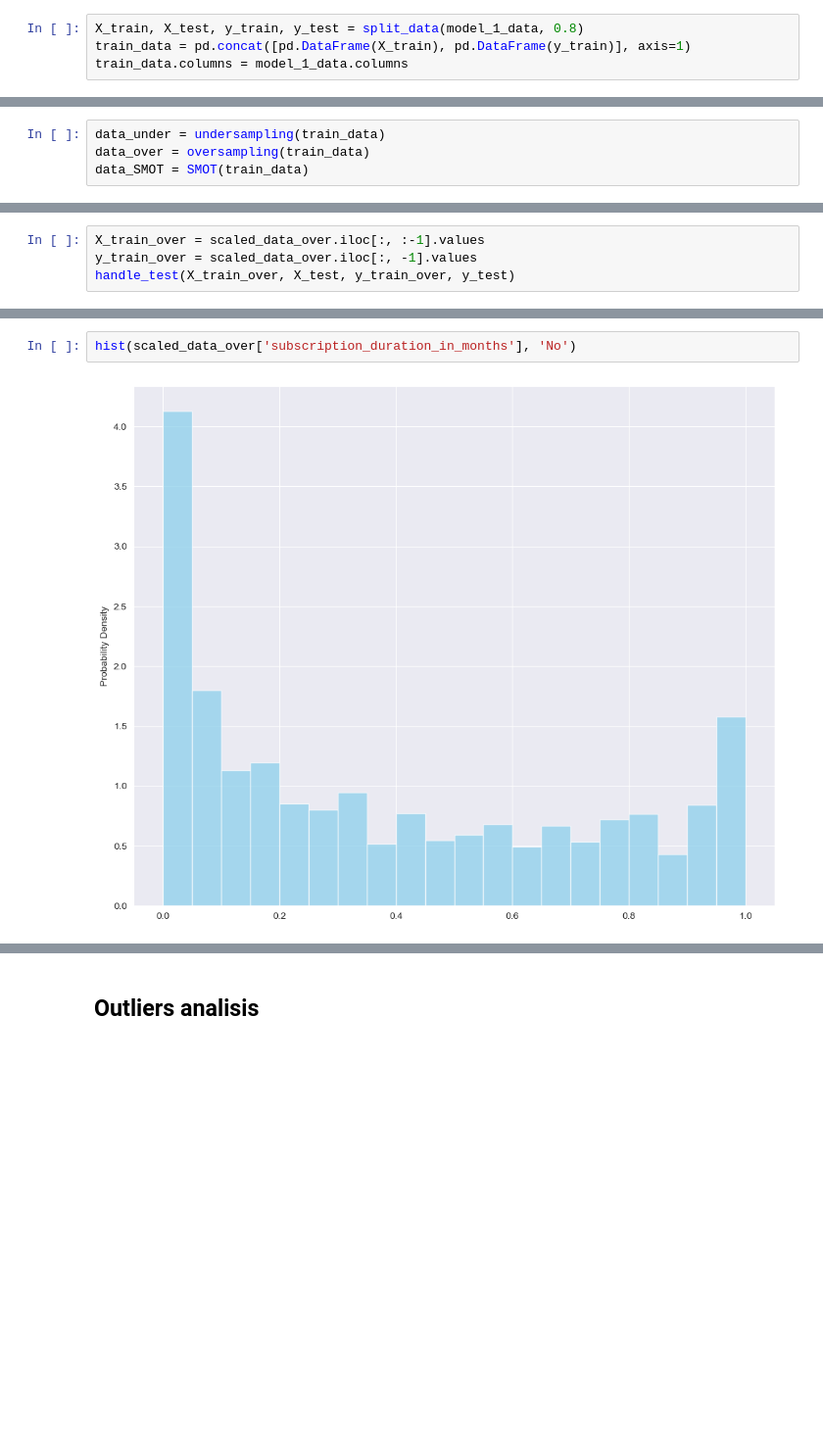
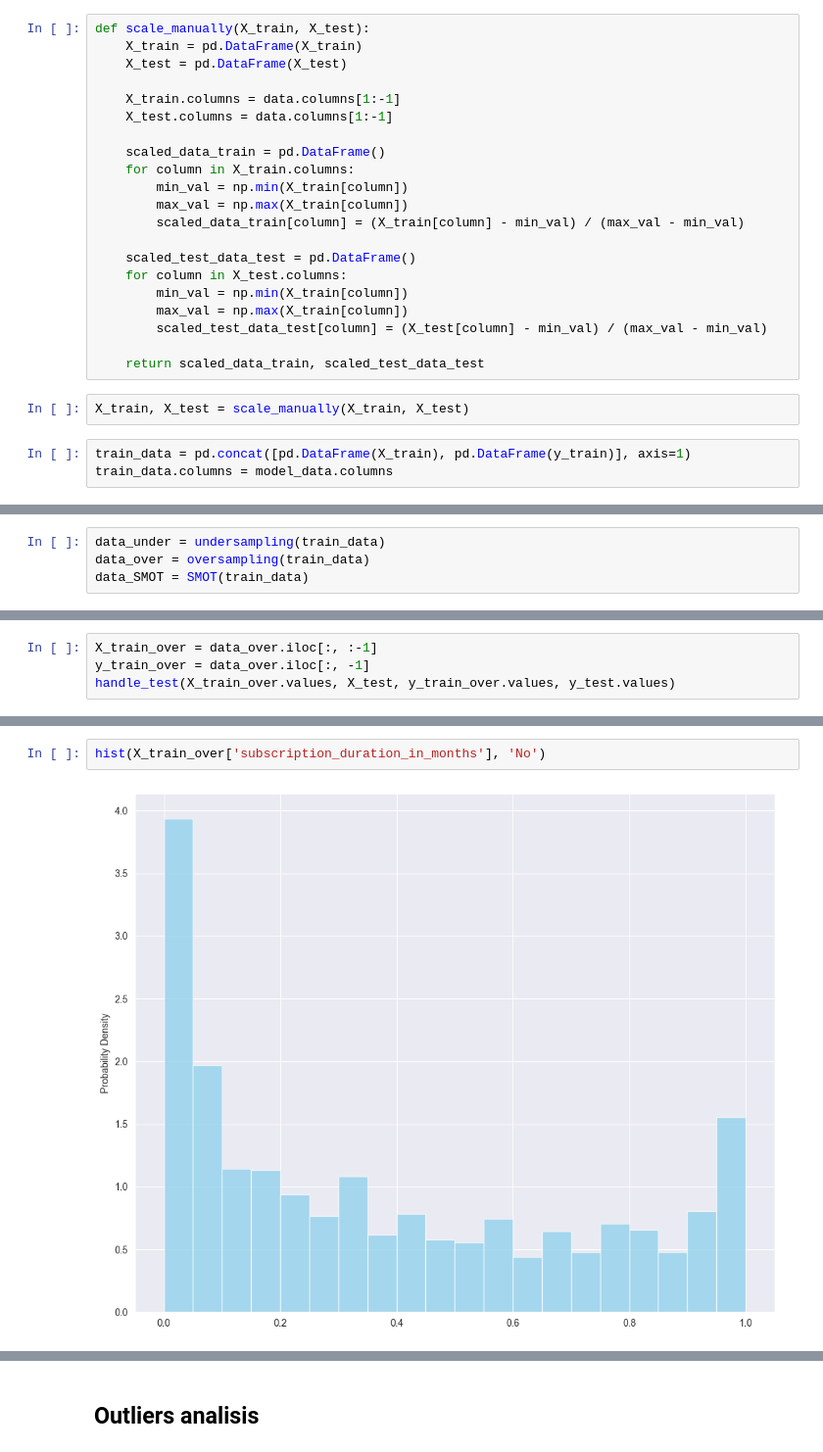
Before and after one commit to NikolozKordzakhia/Myauto, a Jupyter notebook: Mid-Term.ipynb, the cells around one changed output, grey strips where cells are left out. Shown at 98% size. Saved outputs shown, nothing was run; the diff lists cells and outputs as text; blank space fills up the shorter version.

```diff
--- a/Mid-Term.ipynb
+++ b/Mid-Term.ipynb
@@ -543,4 +521,26 @@ Shape of churn_1: (1661, 20)
+# %%
+def scale_manually(X_train, X_test):
+    X_train = pd.DataFrame(X_train)
+    X_test = pd.DataFrame(X_test)
+
+    X_train.columns = data.columns[1:-1]
+    X_test.columns = data.columns[1:-1]
+
+    scaled_data_train = pd.DataFrame()
+    for column in X_train.columns:
+        min_val = np.min(X_train[column])
+        max_val = np.max(X_train[column])
+        scaled_data_train[column] = (X_train[column] - min_val) / (max_val - min_val)
+
+    scaled_test_data_test = pd.DataFrame()
+    for column in X_test.columns:
+        min_val = np.min(X_train[column])
+        max_val = np.max(X_train[column])
+        scaled_test_data_test[column] = (X_test[column] - min_val) / (max_val - min_val)
+
+    return scaled_data_train, scaled_test_data_test
+# %%
+X_train, X_test = scale_manually(X_train, X_test)
 # %%
-X_train, X_test, y_train, y_test = split_data(model_1_data, 0.8)
 train_data = pd.concat([pd.DataFrame(X_train), pd.DataFrame(y_train)], axis=1)
-train_data.columns = model_1_data.columns
+train_data.columns = model_data.columns
@@ -630,7 +628,7 @@ scaled_data_SMOT = scale(data_SMOT)
 # %%
-X_train_over = scaled_data_over.iloc[:, :-1].values
-y_train_over = scaled_data_over.iloc[:, -1].values
-handle_test(X_train_over, X_test, y_train_over, y_test)
+X_train_over = data_over.iloc[:, :-1]
+y_train_over = data_over.iloc[:, -1]
+handle_test(X_train_over.values, X_test, y_train_over.values, y_test.values)
 # %% [output]
 Outlier Border: 0.0
 Outlier Border: 1.0
@@ -680,6 +651,6 @@ array([[0.5       , 0.5       , 0.83333333, ..., 0.91878426, 0.5       ,
 # %%
-hist(scaled_data_over['subscription_duration_in_months'], 'No')
+hist(X_train_over['subscription_duration_in_months'], 'No')
 # %% [output]
-[figure, old version]
+[figure, new version]
 # %%
 epsilon = 1e-3
```
Also changed, not shown: parts of 69 cells of this notebook.
